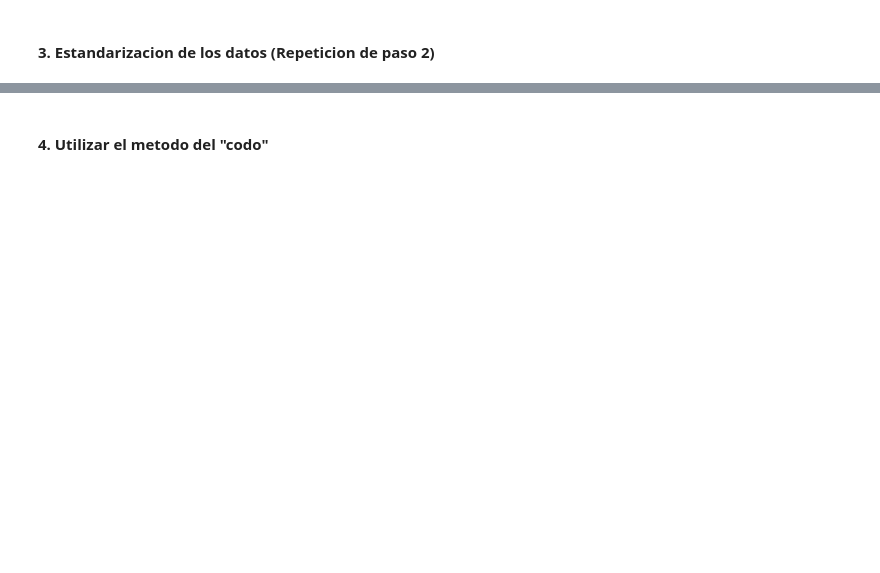
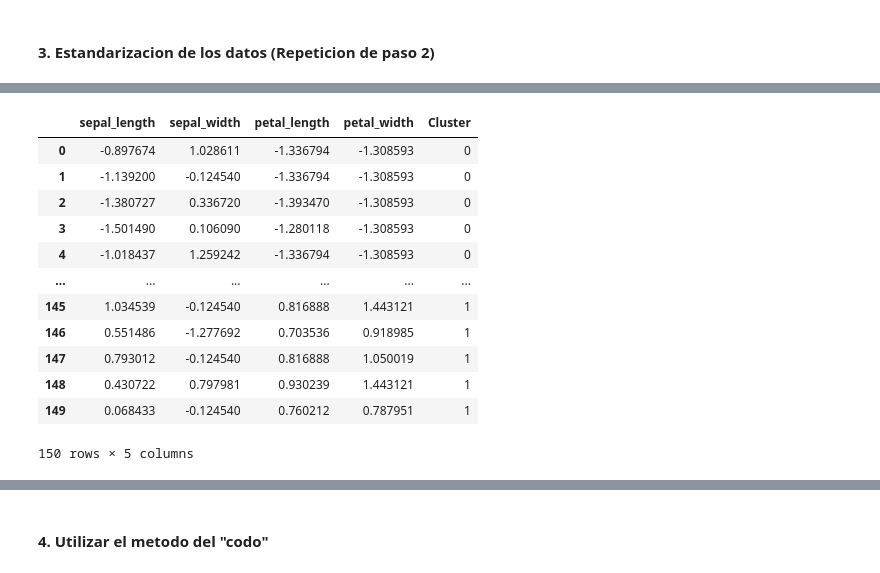
Before and after one commit to jwlh00/Data-Mining, a Jupyter notebook: Lab4/main.ipynb, the cells around one changed output, grey strips where cells are left out. Drawn from its saved outputs; the diff is of its cells as text; code cells hidden in the pictures; blank space fills up the shorter version.

```diff
--- a/Lab4/main.ipynb
+++ b/Lab4/main.ipynb
@@ -24,0 +144,21 @@ data_con_respuestas = pd.read_csv('iris-con-respuestas.csv')
+# %%
+datos_con_clusters = data.copy()
+
+# Variable que nos ayudara a observar que cluster se le ha identificado a cada dato
+datos_con_clusters['Cluster'] = clusters_identificados
+
+datos_con_clusters
+# %% [output]
+|  | sepal_length | sepal_width | petal_length | petal_width | Cluster |
+| 0 | -0.897674 | 1.028611 | -1.336794 | -1.308593 | 0 |
+| 1 | -1.139200 | -0.124540 | -1.336794 | -1.308593 | 0 |
+| 2 | -1.380727 | 0.336720 | -1.393470 | -1.308593 | 0 |
+| 3 | -1.501490 | 0.106090 | -1.280118 | -1.308593 | 0 |
+| 4 | -1.018437 | 1.259242 | -1.336794 | -1.308593 | 0 |
+| ... | ... | ... | ... | ... | ... |
+| 145 | 1.034539 | -0.124540 | 0.816888 | 1.443121 | 1 |
+| 146 | 0.551486 | -1.277692 | 0.703536 | 0.918985 | 1 |
+| 147 | 0.793012 | -0.124540 | 0.816888 | 1.050019 | 1 |
+| 148 | 0.430722 | 0.797981 | 0.930239 | 1.443121 | 1 |
+| 149 | 0.068433 | -0.124540 | 0.760212 | 0.787951 | 1 |
+150 rows × 5 columns
```
Also changed, not shown: parts of 24 cells of this notebook.
